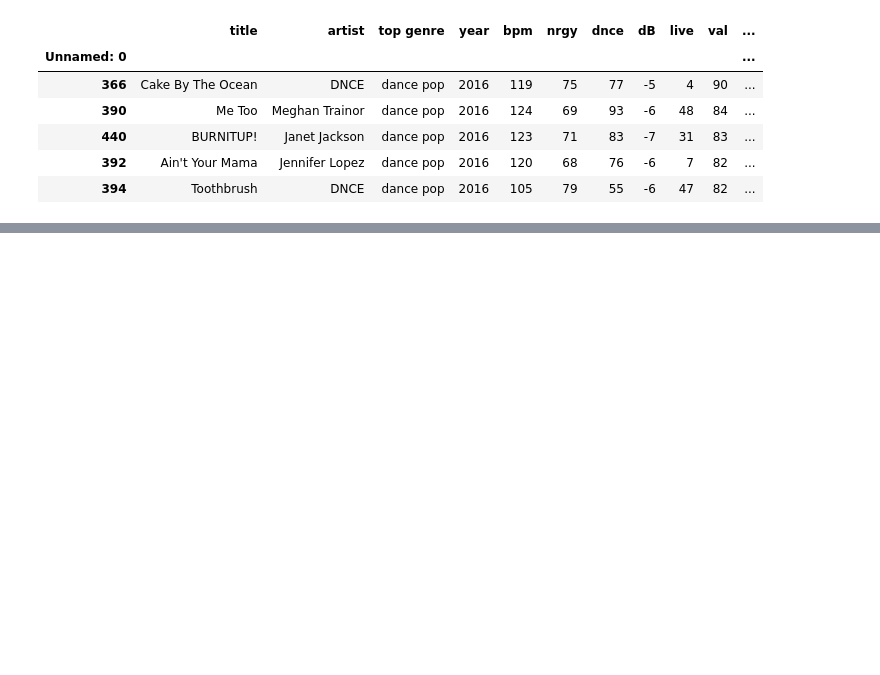
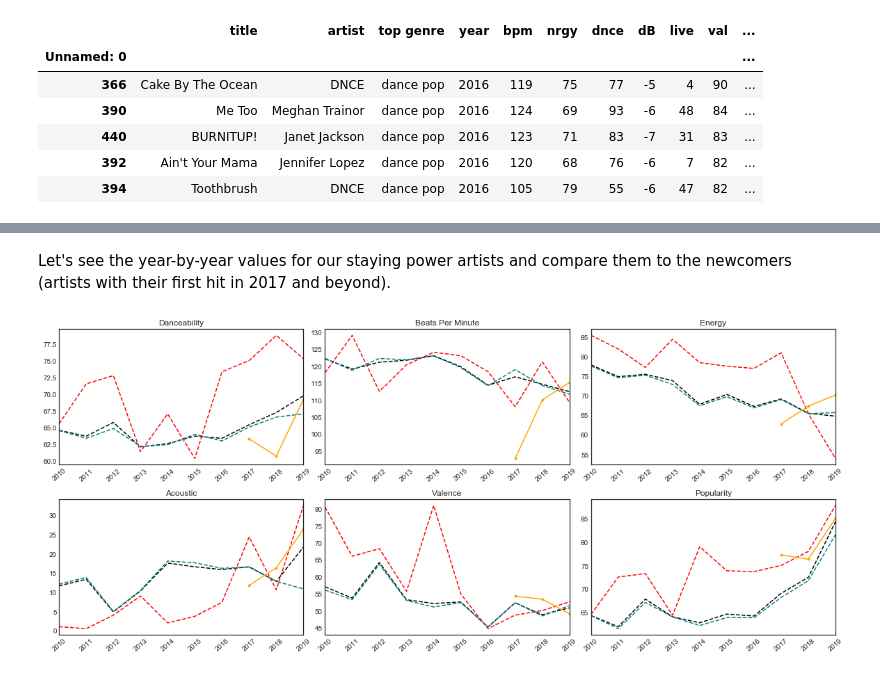
Before and after one commit to NituSidhu/spotify-analysis, a Jupyter notebook: spotify-analysis.ipynb, the cells around one changed output, grey strips where cells are left out. Drawn from its saved outputs; the diff is of its cells as text; code cells hidden in the pictures; blank space fills up the shorter version.

```diff
--- a/spotify-analysis.ipynb
+++ b/spotify-analysis.ipynb
@@ -239,0 +275,5 @@ df[(df['dnce'] > 69) & (df['bpm'] < 113) & (df['nrgy'] < 65) & (df['acous'] > 20
+# %%
+df_19 = df[df['year'] == 2019]
+artists_2019 = df_19['artist'].unique().tolist()
+new_artists = artists_2019
+artists_2019
@@ -239,0 +405,3 @@ df[(df['dnce'] > 69) & (df['bpm'] < 113) & (df['nrgy'] < 65) & (df['acous'] > 20
+# %%
+nonlongevity = df[(~df['artist'].isin(staying_power)) & (~df['artist'].isin(new_artists)) ]
+newartists = df[df['artist'].isin(new_artists)]
@@ -239,0 +469,72 @@ df[(df['dnce'] > 69) & (df['bpm'] < 113) & (df['nrgy'] < 65) & (df['acous'] > 20
+# %% [markdown]
+Let's see the year-by-year values for our staying power artists and compare them to the newcomers (artists with their first hit in 2017 and beyond).
+# %%
+long_pivot = longevity.pivot_table(index='year', aggfunc='mean')
+nonlong_pivot = nonlongevity.pivot_table(index='year', aggfunc='mean')
+new_artists_pivot = newartists.pivot_table(index='year', aggfunc='mean')
+
+plt.style.use('seaborn-white')
+plt.figure(figsize=(16, 10))
+
+plt.subplot(331)
+df_pivot['dnce'].plot.line(color='black', style='--')
+long_pivot['dnce'].plot.line(color='red', style='--')
+nonlong_pivot['dnce'].plot.line(color='teal', style='--')
+new_artists_pivot['dnce'].plot.line(color='orange', style='.-')
+plt.title('Danceability')
+plt.xlabel('')
+#plt.ylabel('danceability')
+plt.xticks(rotation=40)
+
+plt.subplot(332)
+df_pivot['bpm'].plot.line(color='black', style='--')
+long_pivot['bpm'].plot.line(color='red', style='--')
+nonlong_pivot['bpm'].plot.line(color='teal', style='--')
+new_artists_pivot['bpm'].plot.line(color='orange', style='.-')
+plt.title('Beats Per Minute')
+plt.xlabel('')
+#plt.ylabel('BPM')
+plt.xticks(rotation=40)
+
+plt.subplot(333)
+df_pivot['nrgy'].plot.line(color='black', style='--')
+long_pivot['nrgy'].plot.line(color='red', style='--')
+nonlong_pivot['nrgy'].plot.line(color='teal', style='--')
+new_artists_pivot['nrgy'].plot.line(color='orange', style='.-')
+plt.title('Energy')
+plt.xlabel('')
+#plt.ylabel('Energy')
+plt.xticks(rotation=40)
+
+plt.subplot(334)
+df_pivot['acous'].plot.line(color='black', style='--')
+long_pivot['acous'].plot.line(color='red', style='--')
+nonlong_pivot['acous'].plot.line(color='teal', style='--')
+new_artists_pivot['acous'].plot.line(color='orange', style='.-')
+plt.title('Acoustic')
+plt.xlabel('')
+#plt.ylabel('acoustic')
+plt.xticks(rotation=40)
+
+plt.subplot(335)
+df_pivot['val'].plot.line(color='black', style='--')
+long_pivot['val'].plot.line(color='red', style='--')
+nonlong_pivot['val'].plot.line(color='teal', style='--')
+new_artists_pivot['val'].plot.line(color='orange', style='.-')
+plt.title('Valence')
+plt.xlabel('')
+#plt.ylabel('valence')
+plt.xticks(rotation=40)
+
+plt.subplot(336)
+df_pivot['pop'].plot.line(color='black', style='--')
+long_pivot['pop'].plot.line(color='red', style='--')
+nonlong_pivot['pop'].plot.line(color='teal', style='--')
+new_artists_pivot['pop'].plot.line(color='orange', style='.-')
+plt.title('Popularity')
+plt.xlabel('')
+plt.xticks(rotation=40)
+
+plt.tight_layout()
+# %% [output]
+[figure, added]
```
Also changed, not shown: parts of 63 cells of this notebook.
